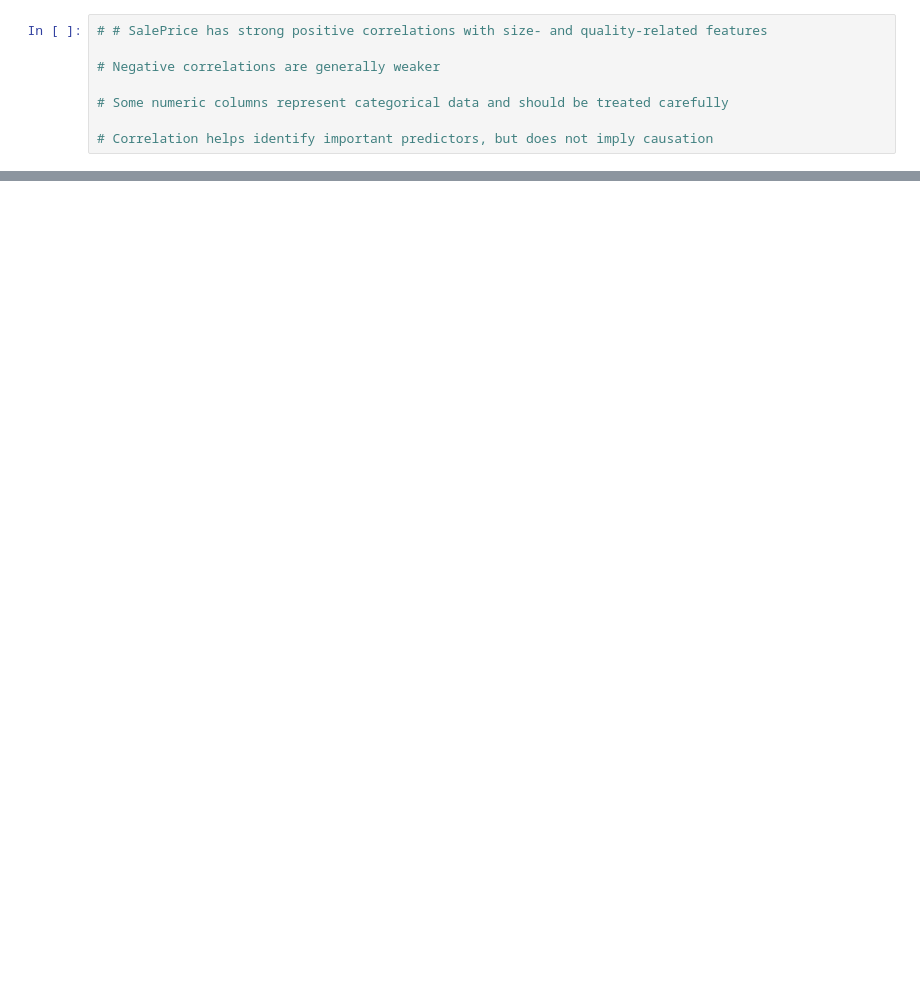
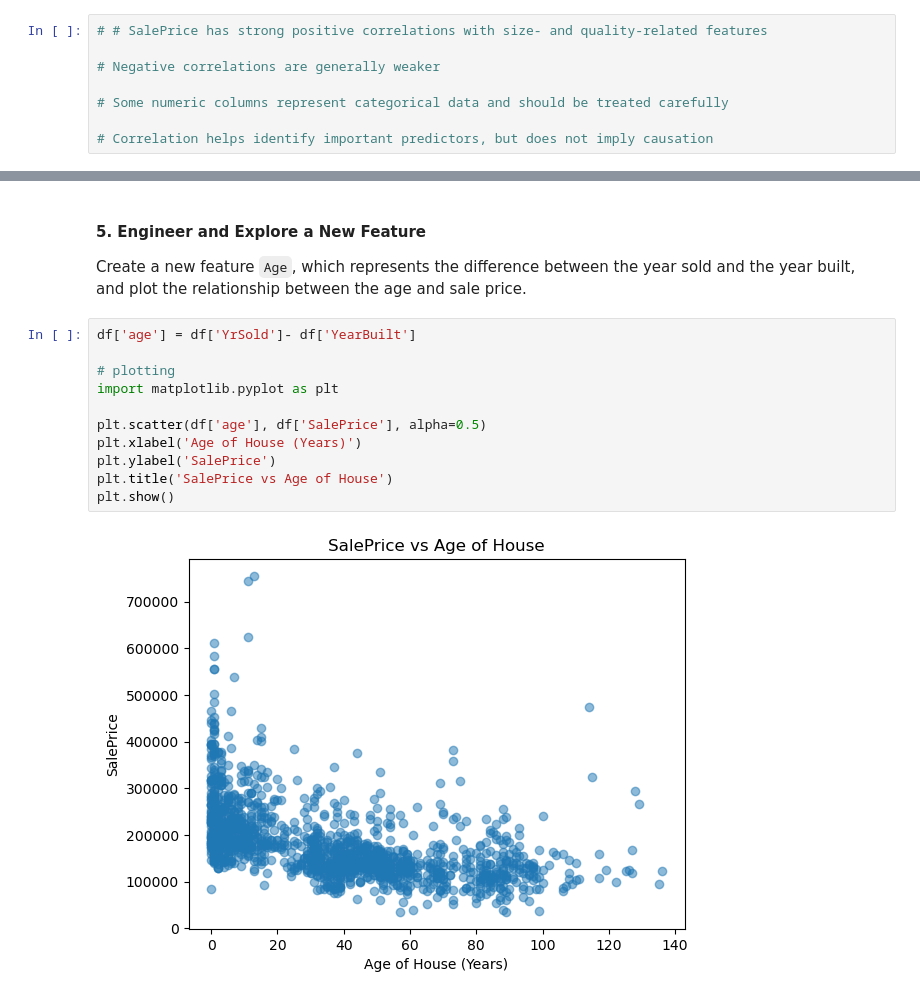
Before and after one commit to Orandifelix/dsc-pandas-eda-lab, a Jupyter notebook: lab.ipynb, the cells around one changed output, grey strips where cells are left out. Saved outputs shown, nothing was run; the diff lists cells and outputs as text; blank space fills up the shorter version.

```diff
--- a/lab.ipynb
+++ b/lab.ipynb
@@ -245,0 +267,17 @@ df[top_corr_features].corr().style.background_gradient(cmap='coolwarm')
+# %% [markdown]
+#### 5. Engineer and Explore a New Feature
+
+Create a new feature `Age`, which represents the difference between the year sold and the year built, and plot the relationship between the age and sale price.
+# %%
+df['age'] = df['YrSold']- df['YearBuilt']
+
+# plotting
+import matplotlib.pyplot as plt
+
+plt.scatter(df['age'], df['SalePrice'], alpha=0.5)
+plt.xlabel('Age of House (Years)')
+plt.ylabel('SalePrice')
+plt.title('SalePrice vs Age of House')
+plt.show()
+# %% [output]
+[figure, added]
```
Also changed, not shown: parts of 1 cell of this notebook.
